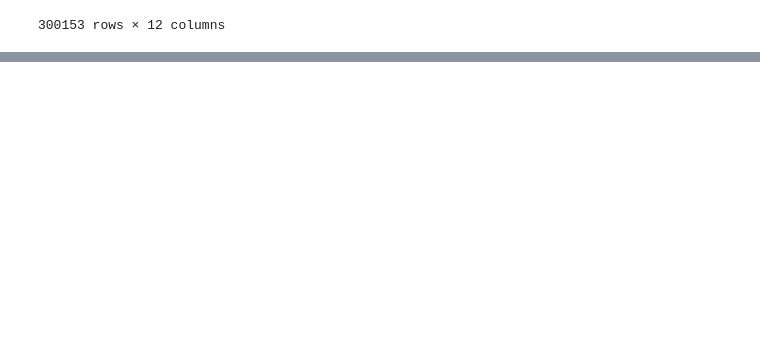
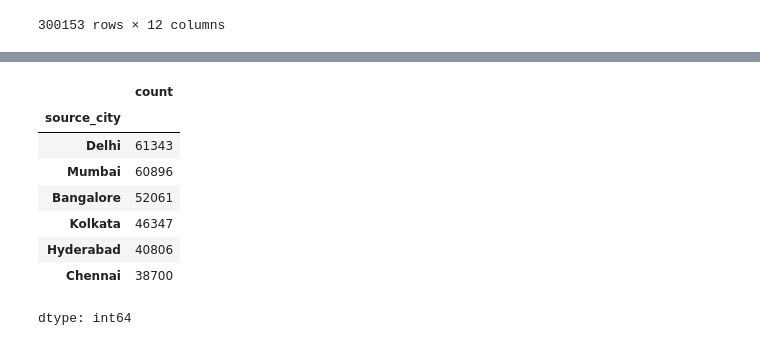
Before and after one commit to thisaraniNJ/Flight_Price_Prediction, a Jupyter notebook: Flight_Price_Prediction_.ipynb, the cells around one changed output, grey strips where cells are left out. Saved outputs shown, nothing was run; the diff lists cells and outputs as text; code cells hidden in the pictures; blank space fills up the shorter version.

```diff
--- a/Flight_Price_Prediction_.ipynb
+++ b/Flight_Price_Prediction_.ipynb
@@ -25,0 +38,12 @@ df
+# %%
+df.source_city.value_counts()
+# %% [output]
+|  | count |
+| source_city |  |
+| Delhi | 61343 |
+| Mumbai | 60896 |
+| Bangalore | 52061 |
+| Kolkata | 46347 |
+| Hyderabad | 40806 |
+| Chennai | 38700 |
+dtype: int64
```
Also changed, not shown: parts of 15 cells of this notebook.
